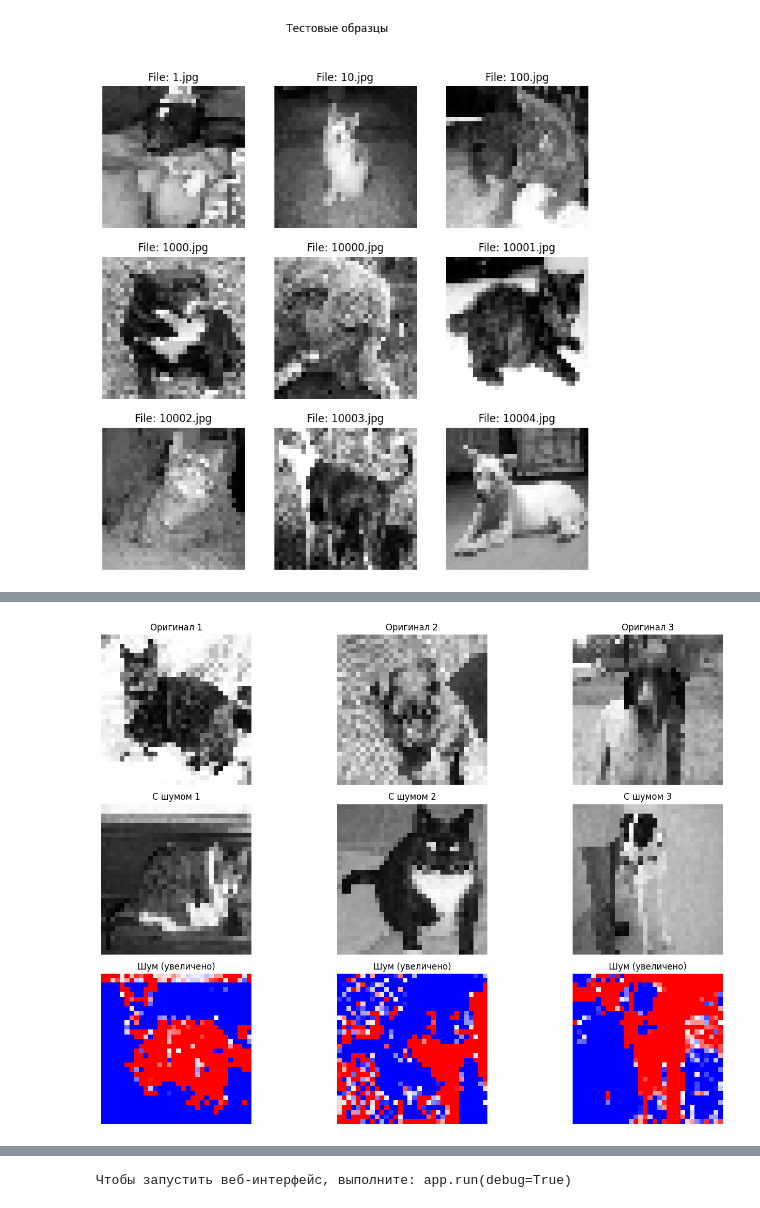
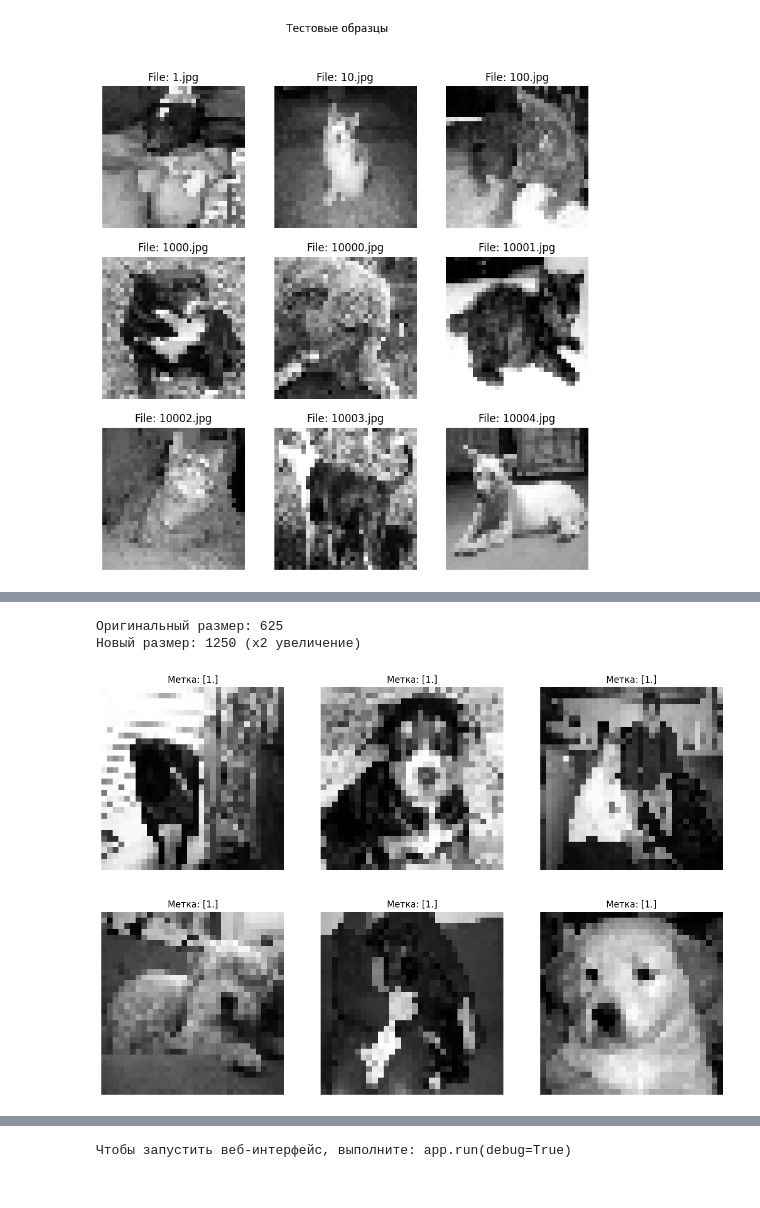
Before and after one commit to DmitriyMosk/ai-coop-project, a Jupyter notebook: project.ipynb, the cells around one changed output, grey strips where cells are left out. Cells and saved outputs as stored; diff of their text form; code cells hidden in the pictures.

```diff
--- a/project.ipynb
+++ b/project.ipynb
@@ -241,57 +241,50 @@ plt.show()
 # %%
 def add_gaussian_noise(image, mean=0.0, stddev=0.01):
     noise = tf.random.normal(shape=tf.shape(image), mean=mean, stddev=stddev, dtype=image.dtype)
     return image + noise
 
-def apply_noise_regularization(train_ds, val_ds, test_ds):
-    # Добавляем шум только к тренировочным данным
-    noisy_train_ds = train_ds.map(
-        lambda x, y: (add_gaussian_noise(x), y),
-        num_parallel_calls=tf.data.AUTOTUNE
-    )
+def apply_noise_regularization(train_ds, val_ds, test_ds, num_noisy_copies=1):
+    # Создаем зашумленные копии
+    noisy_datasets = []
+    for _ in range(num_noisy_copies):
+        noisy_ds = train_ds.map(
+            lambda x, y: (add_gaussian_noise(x), y),
+            num_parallel_calls=tf.data.AUTOTUNE
+        ).cache()  # Фиксируем шум для воспроизводимости
+        noisy_datasets.append(noisy_ds)
 
-    return noisy_train_ds, val_ds, test_ds
+    # Объединяем все датасеты
+    combined_train_ds = train_ds
+    for ds in noisy_datasets:
+        combined_train_ds = combined_train_ds.concatenate(ds)
 
-# Применяем шумовую регуляризацию к тренировочным данным
-noisy_train_ds, val_ds, test_ds = apply_noise_regularization(train_ds, val_ds, test_ds)
+    return combined_train_ds, val_ds, test_ds
 
-# Визуализируем оригинальные и зашумленные изображения
+train_ds_noisy, val_ds, test_ds = apply_noise_regularization(
+    train_ds,
+    val_ds,
+    test_ds,
+    num_noisy_copies=1  # Можно увеличить до 2-3
+)
+
+# Проверяем размер
+print(f"Оригинальный размер: {len(list(train_ds))}")
+print(f"Новый размер: {len(list(train_ds_noisy))} (x{len(list(train_ds_noisy))//len(list(train_ds))} увеличение)")
+
+# Получаем примеры из объединенного датасета
+combined_images, combined_labels = next(iter(train_ds_noisy))
+
 plt.figure(figsize=(15, 10))
-
-# Получаем один батч из оригинального датасета
-orig_images, orig_labels = next(iter(train_ds))
-
-# Получаем один батч из зашумленного датасета
-noisy_images, noisy_labels = next(iter(noisy_train_ds))
-
-# Определяем количество изображений для отображения
-n = min(3, len(orig_images))
-
-# Три ряда: оригинальные, зашумленные, и разница (шум)
-for i in range(n):
-    # Оригинальное изображение
-    plt.subplot(3, n, i + 1)
-    plt.imshow(orig_images[i].numpy().squeeze(), cmap='gray')
-    plt.title(f"Оригинал {i+1}")
+for i in range(6):
+    plt.subplot(2, 3, i+1)
+    plt.imshow(combined_images[i].numpy().squeeze(), cmap='gray')
+    plt.title(f"Метка: {combined_labels[i].numpy()}")
     plt.axis('off')
-
-    # Зашумленное изображение
-    plt.subplot(3, n, n + i + 1)
-    plt.imshow(noisy_images[i].numpy().squeeze(), cmap='gray')
-    plt.title(f"С шумом {i+1}")
-    plt.axis('off')
-
-    # Визуализация самого шума (разницы)
-    plt.subplot(3, n, 2*n + i + 1)
-    diff = noisy_images[i].numpy().squeeze() - orig_images[i].numpy().squeeze()
-    plt.imshow(diff, cmap='bwr', vmin=-0.05, vmax=0.05)
-    plt.title(f"Шум (увеличено)")
-    plt.axis('off')
-
-plt.tight_layout()
 plt.show()
 # %% [output]
+Оригинальный размер: 625
+Новый размер: 1250 (x2 увеличение)
-[figure, old version]
+[figure, new version]
 # %%
 def analyze_class_distribution(train_ds):
     # Подсчитываем количество образцов каждого класса
```
Also changed, not shown: parts of 3 cells of this notebook, 2 other files.
